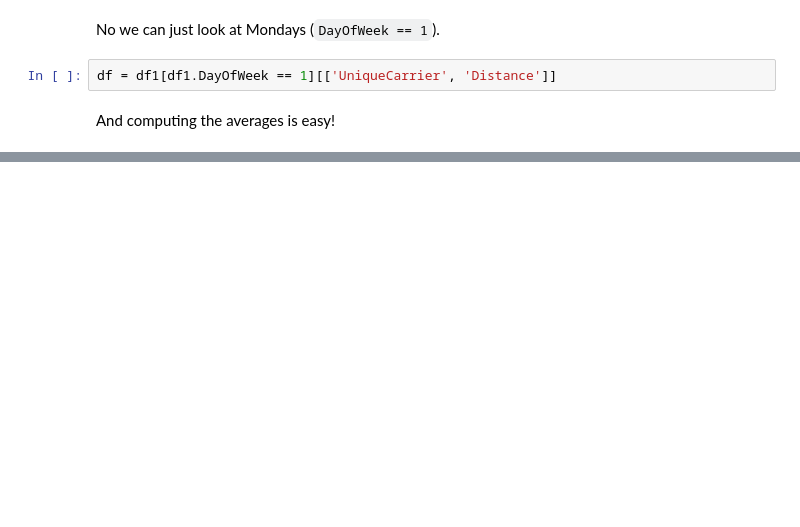
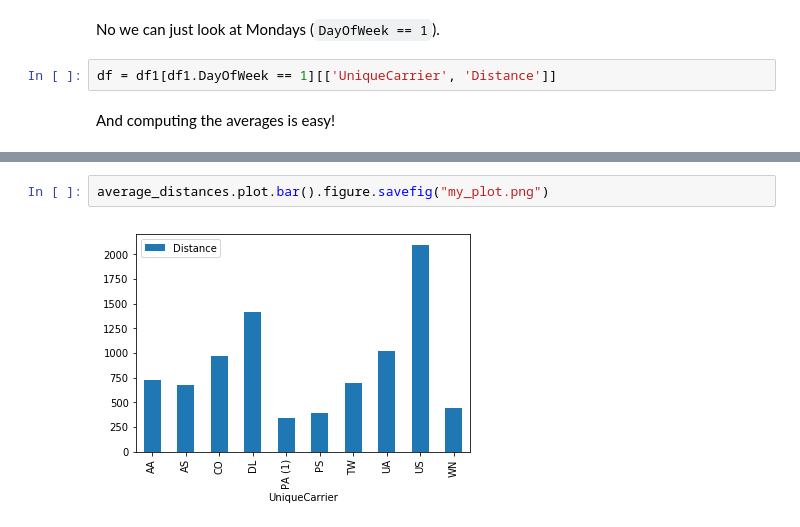
Before and after one commit to neena-thurman/domino-airlines, a Jupyter notebook: Airline Analysis.ipynb, the cells around one changed output, grey strips where cells are left out. Cells and saved outputs as stored; diff of their text form; blank space fills up the shorter version.

```diff
--- a/Airline Analysis.ipynb
+++ b/Airline Analysis.ipynb
@@ -41,0 +100,4 @@ average_distances
+# %%
+average_distances.plot.bar().figure.savefig("my_plot.png")
+# %% [output]
+[figure, added]
```
Also changed, not shown: parts of 6 cells of this notebook, 1 other file.
